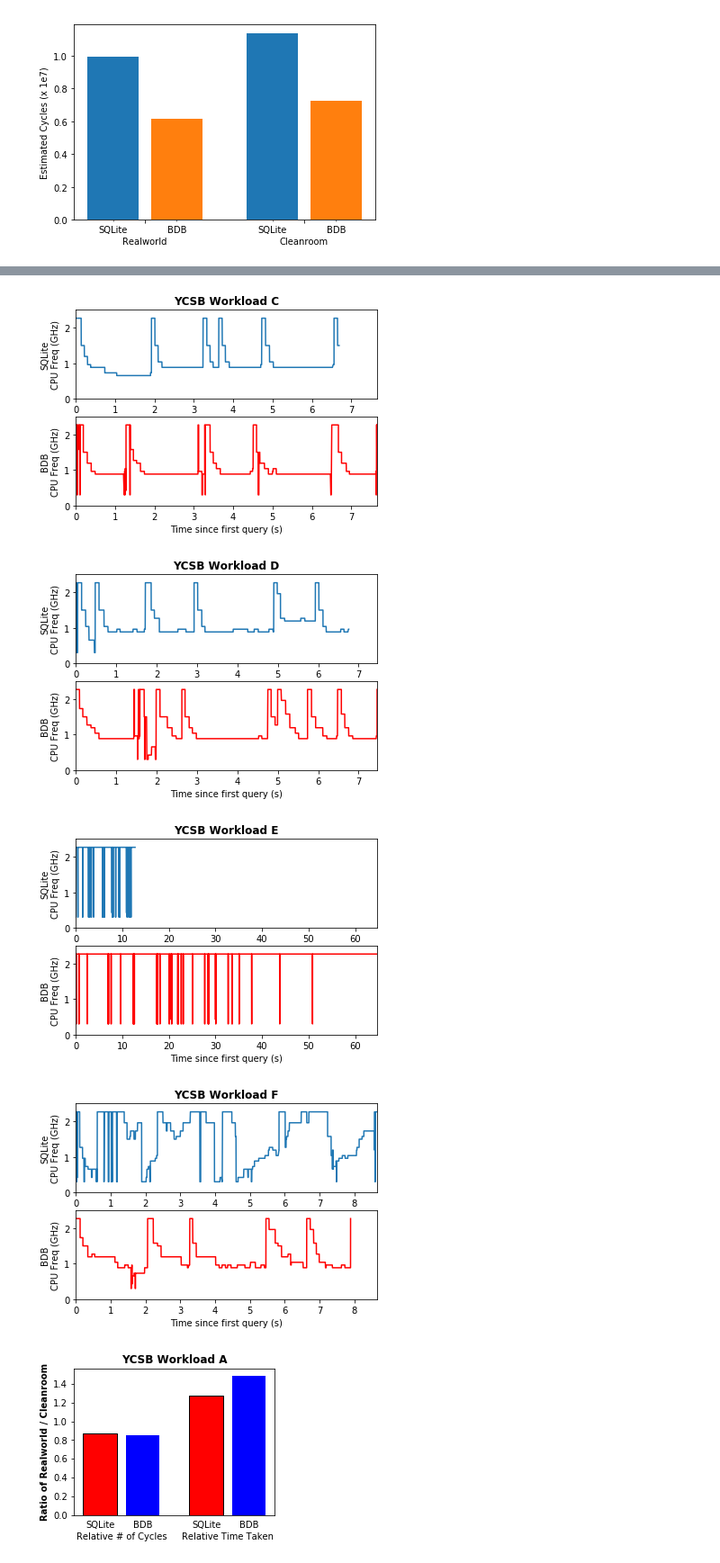
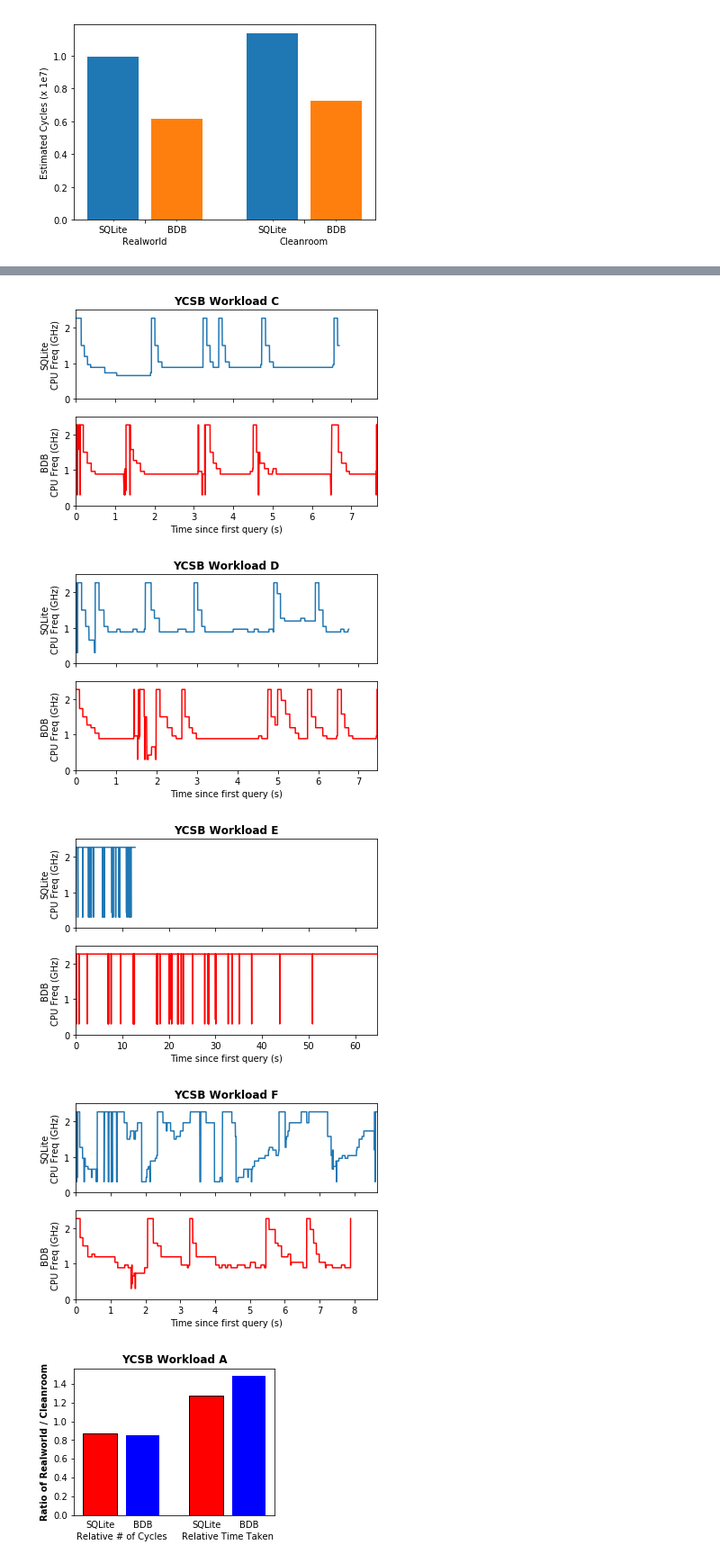
Before and after one commit to UBOdin/PocketBench, a Jupyter notebook: EstimateCycles.ipynb, the cells around one changed output, grey strips where cells are left out. Shown at 90% size. Cells and saved outputs as stored; diff of their text form; code cells hidden in the pictures.

Commit message:
Updated graphs + performance

```diff
--- a/EstimateCycles.ipynb
+++ b/EstimateCycles.ipynb
@@ -225,11 +225,13 @@ plot_workload(workloads[0])
 def plot_freq_timeline(w):
     sqlite_freq_events = workload_stats[w+"sql"][0][3]
     bdb_freq_events = workload_stats[w+"bdb"][0][3]
+    ###############
     max_x = max(
         sqlite_freq_events[-1][0] - sqlite_freq_events[0][0],
         bdb_freq_events[-1][0] - bdb_freq_events[0][0]
     )
     fig = plt.figure()
+    ###############
     ax = fig.add_subplot(211)
     ax.set_title(title_of_workload(w), fontweight='bold')
     ax.plot(
@@ -239,6 +241,8 @@ def plot_freq_timeline(w):
     ax.set_ylabel("SQLite\nCPU Freq (GHz)")
     ax.set_ylim([0, 2.5])
     ax.set_xlim([0, max_x])
+    ax.set_xticklabels([])
+    ###############
     ax = fig.add_subplot(212)
     ax.plot(
         [x[0] - bdb_freq_events[0][0] for x in bdb_freq_events],
@@ -249,6 +253,7 @@ def plot_freq_timeline(w):
     ax.set_xlabel("Time since first query (s)")
     ax.set_ylim([0, 2.5])
     ax.set_xlim([0, max_x])
+    fig.savefig(w+"-freq_timeline.pdf", bbox_inches='tight')
     plt.show()
 
 for w in workloads:
@@ -259,7 +264,7 @@ for w in workloads:
-[figure, old version]
+[figure, new version]
-[figure, old version]
+[figure, new version]
-[figure, old version]
+[figure, new version]
-[figure, old version]
+[figure, new version]
 # %%
 def get_offsets(w):
     return [
```
Also changed, not shown: parts of 1 cell of this notebook.
